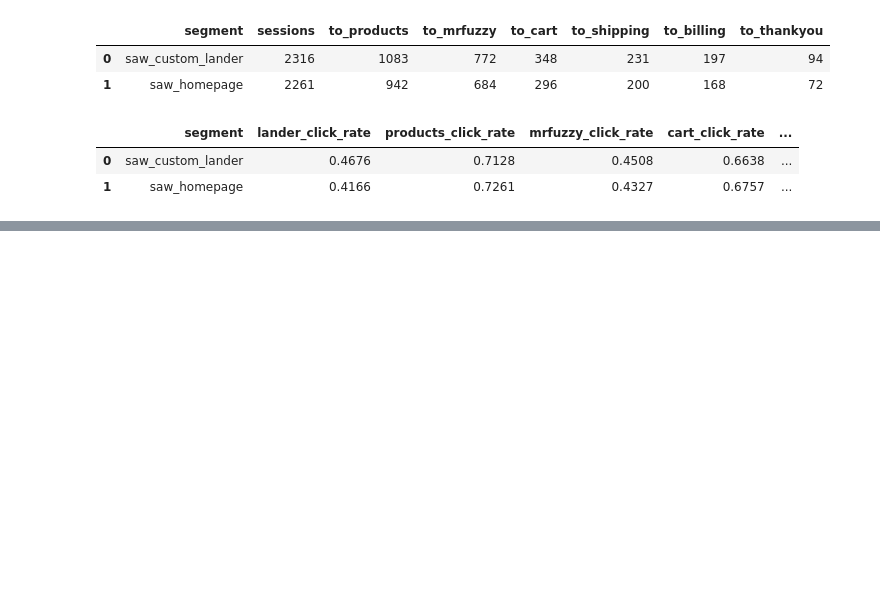
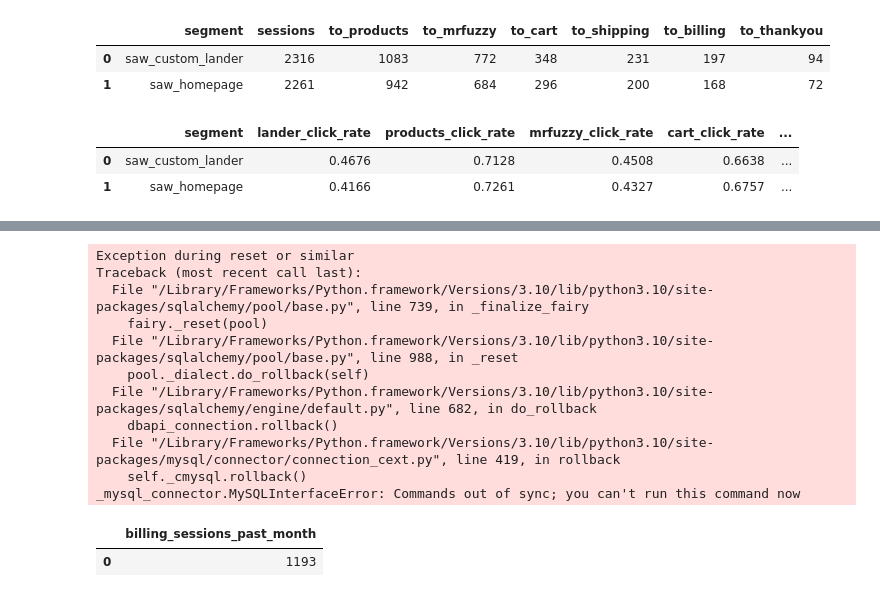
Before and after one commit to roblivesinottawa/ecommerce_project, a Jupyter notebook: notebook/midcourse.ipynb, the cells around one changed output, grey strips where cells are left out. Saved outputs shown, nothing was run; the diff lists cells and outputs as text; code cells hidden in the pictures; blank space fills up the shorter version.

```diff
--- a/notebook/midcourse.ipynb
+++ b/notebook/midcourse.ipynb
@@ -693,0 +733,34 @@ df
+# %%
+# -- $22.83 revenue per billing page seen for the old version
+# -- $31.34 for the new version
+# -- LIFT: $8.51 per billing page view
+
+query1 = '''
+SELECT
+	COUNT(website_session_id) AS billing_sessions_past_month
+FROM website_pageviews
+WHERE website_pageviews.pageview_url IN ('/billing','/billing-2')
+	AND created_at BETWEEN '2012-10-27' AND '2012-11-27'; -- past month
+'''
+
+# -- 1,194 billing sessions past month
+# -- LIFT: $8.51 per billing session
+# -- VALUE OF BILLING TEST: $10,160 over the past month
+
+engine.execute(query1).fetchall()
+df = pd.read_sql(query1, engine)
+df
+# %% [output]
+Exception during reset or similar
+Traceback (most recent call last):
+  File "/Library/Frameworks/Python.framework/Versions/3.10/lib/python3.10/site-packages/sqlalchemy/pool/base.py", line 739, in _finalize_fairy
+    fairy._reset(pool)
+  File "/Library/Frameworks/Python.framework/Versions/3.10/lib/python3.10/site-packages/sqlalchemy/pool/base.py", line 988, in _reset
+    pool._dialect.do_rollback(self)
+  File "/Library/Frameworks/Python.framework/Versions/3.10/lib/python3.10/site-packages/sqlalchemy/engine/default.py", line 682, in do_rollback
+    dbapi_connection.rollback()
+  File "/Library/Frameworks/Python.framework/Versions/3.10/lib/python3.10/site-packages/mysql/connector/connection_cext.py", line 419, in rollback
+    self._cmysql.rollback()
+_mysql_connector.MySQLInterfaceError: Commands out of sync; you can't run this command now
+|  | billing_sessions_past_month |
+| 0 | 1193 |
```
Also changed, not shown: parts of 2 cells of this notebook.
